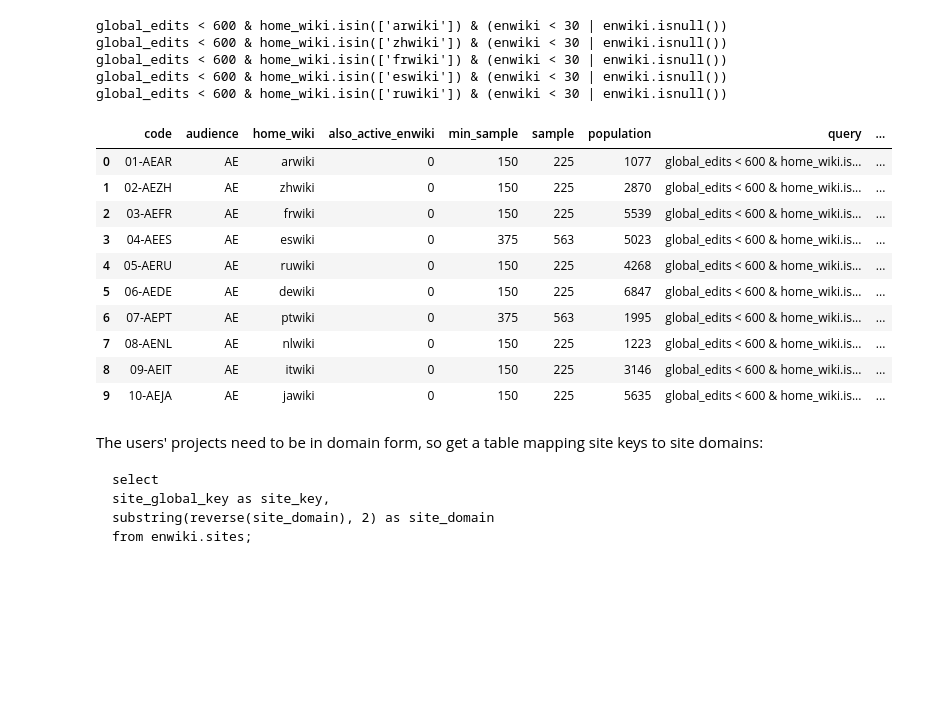
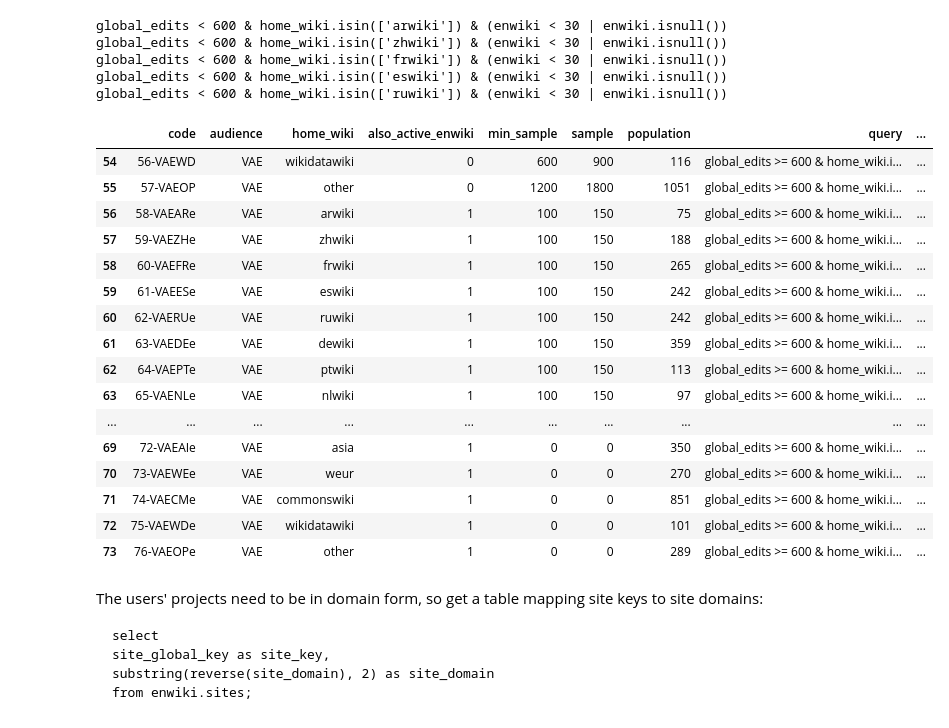
Before and after one commit to wikimedia-research/Community-Insights-sampling, a Jupyter notebook: sampling.ipynb, the cells around one changed output. Cells and saved outputs as stored; diff of their text form; code cells hidden in the pictures; blank space fills up the shorter version.

````diff
--- a/sampling.ipynb
+++ b/sampling.ipynb
@@ -80,7 +80,7 @@ wps_by_group.head()
 | 4 | Afrikaans | afwiki | ssa |
 # %%
 # Map each group to its component wikis
-wiki_groups = {group: None for group in set(defs["home_wiki"])}
+wiki_groups = {group: None for group in set(strata["home_wiki"])}
 
 regions = ["ssa", "mena", "asia", "cee", "weur"]
 
@@ -114,6 +114,8 @@ for stratum in strata.itertuples(index = False):
 
     queries.append(query)
 
+strata["query"] = queries
+
 for query in strata["query"][:5]:
     print(query)
 # %% [output]
@@ -157,19 +159,25 @@ for row in strata.itertuples(index = False):
 strata["population"] = results[0]
 strata["sampled_users"] = results[1]
 # %%
-strata.head(n = 10)
+strata.tail(n = 20)
 # %% [output]
 |  | code | audience | home_wiki | also_active_enwiki | min_sample | sample | population | query | ... |
-| 0 | 01-AEAR | AE | arwiki | 0 | 150 | 225 | 1077 | global_edits < 600 & home_wiki.is... | ... |
-| 1 | 02-AEZH | AE | zhwiki | 0 | 150 | 225 | 2870 | global_edits < 600 & home_wiki.is... | ... |
-| 2 | 03-AEFR | AE | frwiki | 0 | 150 | 225 | 5539 | global_edits < 600 & home_wiki.is... | ... |
-| 3 | 04-AEES | AE | eswiki | 0 | 375 | 563 | 5023 | global_edits < 600 & home_wiki.is... | ... |
-| 4 | 05-AERU | AE | ruwiki | 0 | 150 | 225 | 4268 | global_edits < 600 & home_wiki.is... | ... |
-| 5 | 06-AEDE | AE | dewiki | 0 | 150 | 225 | 6847 | global_edits < 600 & home_wiki.is... | ... |
-| 6 | 07-AEPT | AE | ptwiki | 0 | 375 | 563 | 1995 | global_edits < 600 & home_wiki.is... | ... |
-| 7 | 08-AENL | AE | nlwiki | 0 | 150 | 225 | 1223 | global_edits < 600 & home_wiki.is... | ... |
-| 8 | 09-AEIT | AE | itwiki | 0 | 150 | 225 | 3146 | global_edits < 600 & home_wiki.is... | ... |
-| 9 | 10-AEJA | AE | jawiki | 0 | 150 | 225 | 5635 | global_edits < 600 & home_wiki.is... | ... |
+| 54 | 56-VAEWD | VAE | wikidatawiki | 0 | 600 | 900 | 116 | global_edits >= 600 & home_wiki.i... | ... |
+| 55 | 57-VAEOP | VAE | other | 0 | 1200 | 1800 | 1051 | global_edits >= 600 & home_wiki.i... | ... |
+| 56 | 58-VAEARe | VAE | arwiki | 1 | 100 | 150 | 75 | global_edits >= 600 & home_wiki.i... | ... |
+| 57 | 59-VAEZHe | VAE | zhwiki | 1 | 100 | 150 | 188 | global_edits >= 600 & home_wiki.i... | ... |
+| 58 | 60-VAEFRe | VAE | frwiki | 1 | 100 | 150 | 265 | global_edits >= 600 & home_wiki.i... | ... |
+| 59 | 61-VAEESe | VAE | eswiki | 1 | 100 | 150 | 242 | global_edits >= 600 & home_wiki.i... | ... |
+| 60 | 62-VAERUe | VAE | ruwiki | 1 | 100 | 150 | 242 | global_edits >= 600 & home_wiki.i... | ... |
+| 61 | 63-VAEDEe | VAE | dewiki | 1 | 100 | 150 | 359 | global_edits >= 600 & home_wiki.i... | ... |
+| 62 | 64-VAEPTe | VAE | ptwiki | 1 | 100 | 150 | 113 | global_edits >= 600 & home_wiki.i... | ... |
+| 63 | 65-VAENLe | VAE | nlwiki | 1 | 100 | 150 | 97 | global_edits >= 600 & home_wiki.i... | ... |
+| ... | ... | ... | ... | ... | ... | ... | ... | ... | ... |
+| 69 | 72-VAEAIe | VAE | asia | 1 | 0 | 0 | 350 | global_edits >= 600 & home_wiki.i... | ... |
+| 70 | 73-VAEWEe | VAE | weur | 1 | 0 | 0 | 270 | global_edits >= 600 & home_wiki.i... | ... |
+| 71 | 74-VAECMe | VAE | commonswiki | 1 | 0 | 0 | 851 | global_edits >= 600 & home_wiki.i... | ... |
+| 72 | 75-VAEWDe | VAE | wikidatawiki | 1 | 0 | 0 | 101 | global_edits >= 600 & home_wiki.i... | ... |
+| 73 | 76-VAEOPe | VAE | other | 1 | 0 | 0 | 289 | global_edits >= 600 & home_wiki.i... | ... |
 # %% [markdown]
 The users' projects need to be in domain form, so get a table mapping site keys to site domains:
 ```
````
Also changed, not shown: parts of 6 cells of this notebook.
